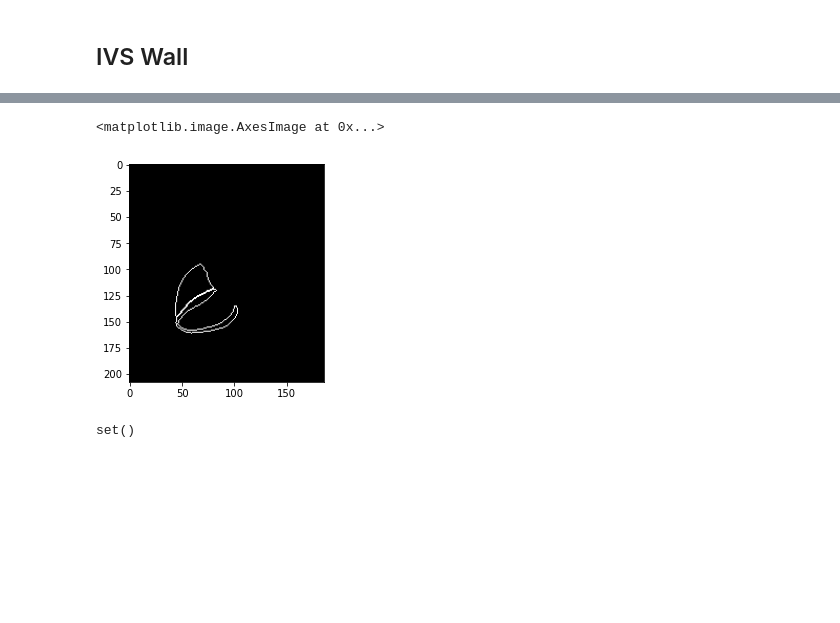
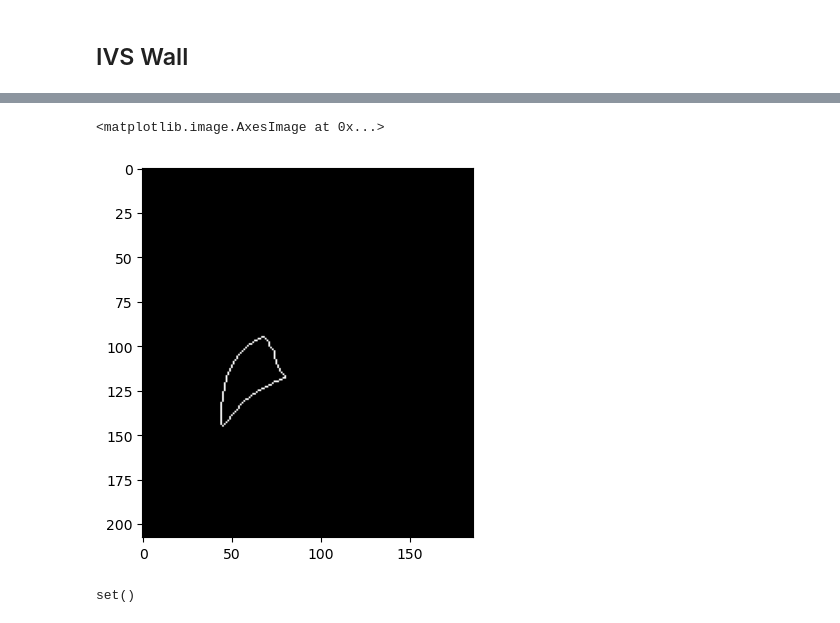
Before and after one commit to vukadinovic936/sphericity, a Jupyter notebook: RV_LV_pheno_explore.ipynb, the cells around one changed output, grey strips where cells are left out. Cells and saved outputs as stored; diff of their text form; code cells hidden in the pictures; blank space fills up the shorter version.

```diff
--- a/RV_LV_pheno_explore.ipynb
+++ b/RV_LV_pheno_explore.ipynb
@@ -42,11 +55,11 @@ cont1 = contours1[0]
 # %%
 blank=np.zeros((imgray.shape[0],imgray.shape[1]))
 cv2.drawContours(blank,contours,-1,(255,50,255),1)
-cv2.drawContours(blank,contours1,-1,(255,50,255),1)
+# cv2.drawContours(blank,contours1,-1,(255,50,255),1)
 plt.imshow(blank,cmap='gray')
 # %% [output]
 <matplotlib.image.AxesImage at 0x...>
-[figure, old version]
+[figure, new version]
 # %%
 rv = set((tuple(i) for i in cont[:,0,:]))
 wall = set((tuple(i) for i in cont1[:,0,:]))
```
Also changed, not shown: parts of 11 cells of this notebook.
